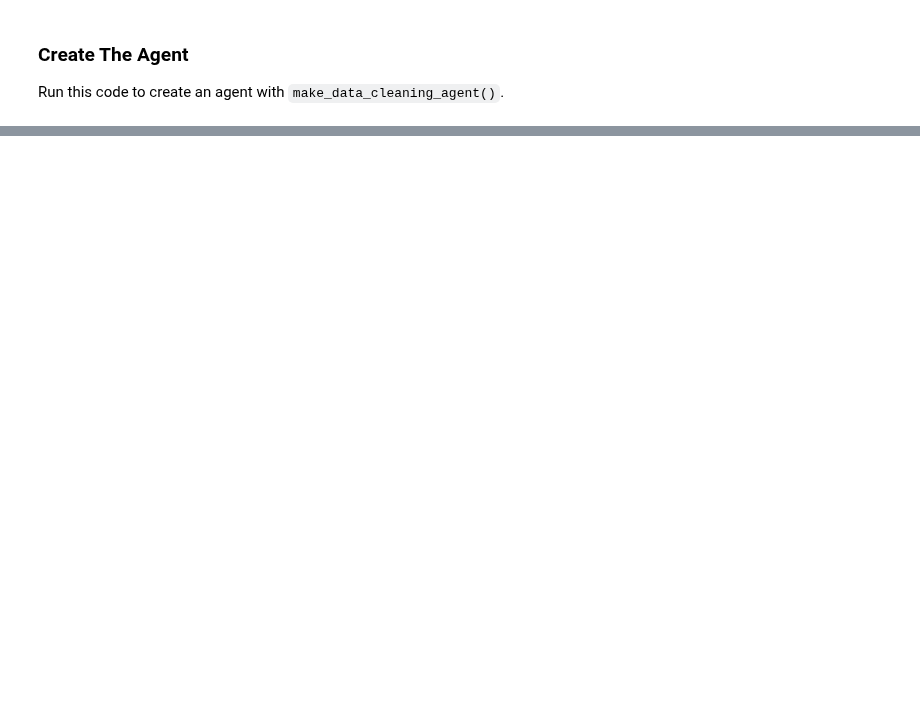
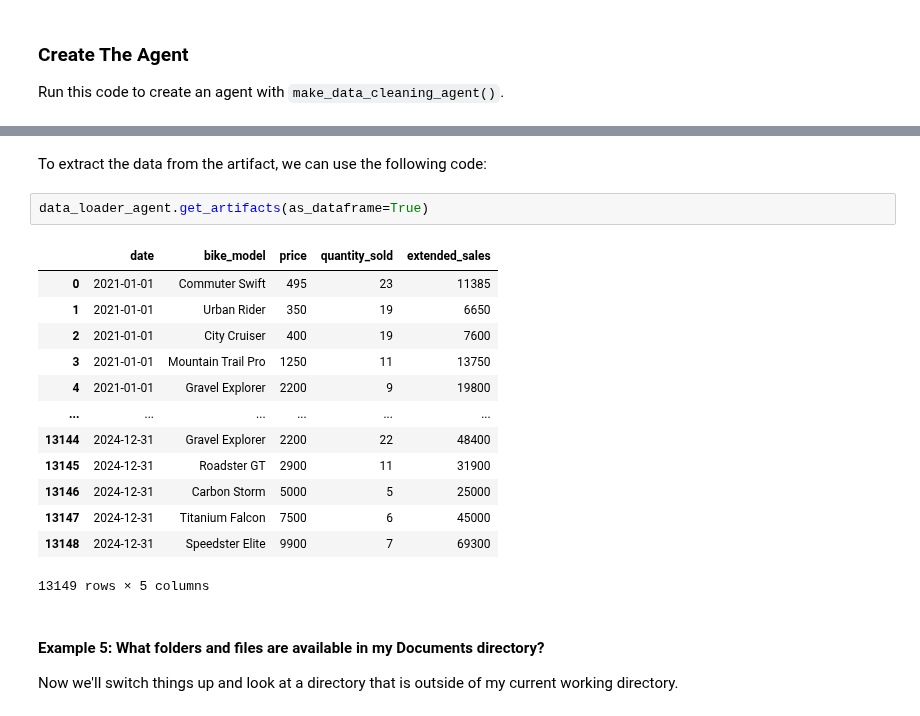
Before and after one commit to szl0144/stock-data-analysis-agent, a Jupyter notebook: examples/data_loader_tools_agent.ipynb, the cells around one changed output, grey strips where cells are left out. Saved outputs shown, nothing was run; the diff lists cells and outputs as text; blank space fills up the shorter version.

```diff
--- a/examples/data_loader_tools_agent.ipynb
+++ b/examples/data_loader_tools_agent.ipynb
@@ -258,0 +187,22 @@ data_cleaning_agent.get_recommended_cleaning_steps(markdown=True)
+# %% [markdown]
+To extract the data from the artifact, we can use the following code:
+# %%
+data_loader_agent.get_artifacts(as_dataframe=True)
+# %% [output]
+|  | date | bike_model | price | quantity_sold | extended_sales |
+| 0 | 2021-01-01 | Commuter Swift | 495 | 23 | 11385 |
+| 1 | 2021-01-01 | Urban Rider | 350 | 19 | 6650 |
+| 2 | 2021-01-01 | City Cruiser | 400 | 19 | 7600 |
+| 3 | 2021-01-01 | Mountain Trail Pro | 1250 | 11 | 13750 |
+| 4 | 2021-01-01 | Gravel Explorer | 2200 | 9 | 19800 |
+| ... | ... | ... | ... | ... | ... |
+| 13144 | 2024-12-31 | Gravel Explorer | 2200 | 22 | 48400 |
+| 13145 | 2024-12-31 | Roadster GT | 2900 | 11 | 31900 |
+| 13146 | 2024-12-31 | Carbon Storm | 5000 | 5 | 25000 |
+| 13147 | 2024-12-31 | Titanium Falcon | 7500 | 6 | 45000 |
+| 13148 | 2024-12-31 | Speedster Elite | 9900 | 7 | 69300 |
+13149 rows × 5 columns
+# %% [markdown]
+#### Example 5: What folders and files are available in my Documents directory?
+
+Now we'll switch things up and look at a directory that is outside of my current working directory.
```
Also changed, not shown: parts of 47 cells of this notebook, 2 other files.
